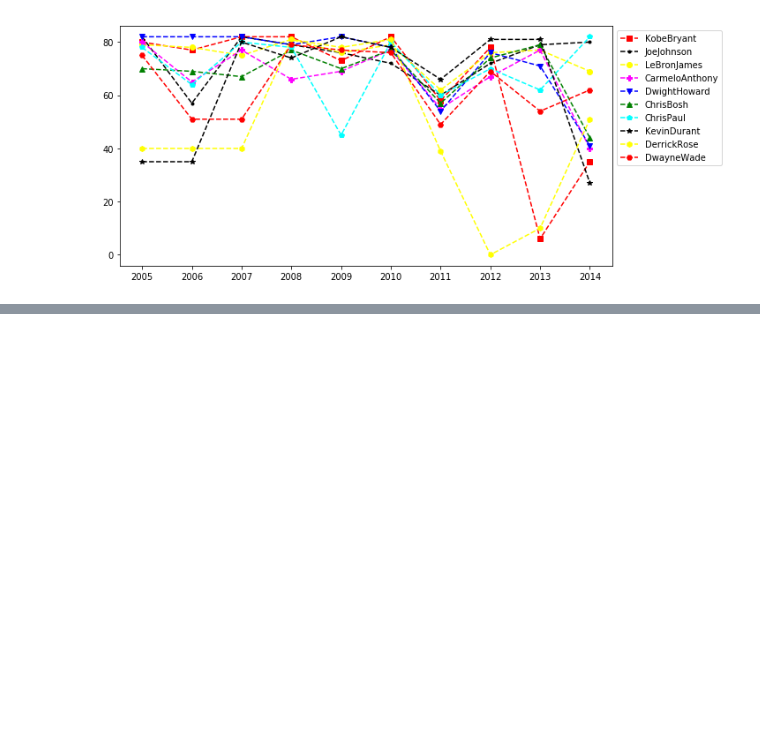
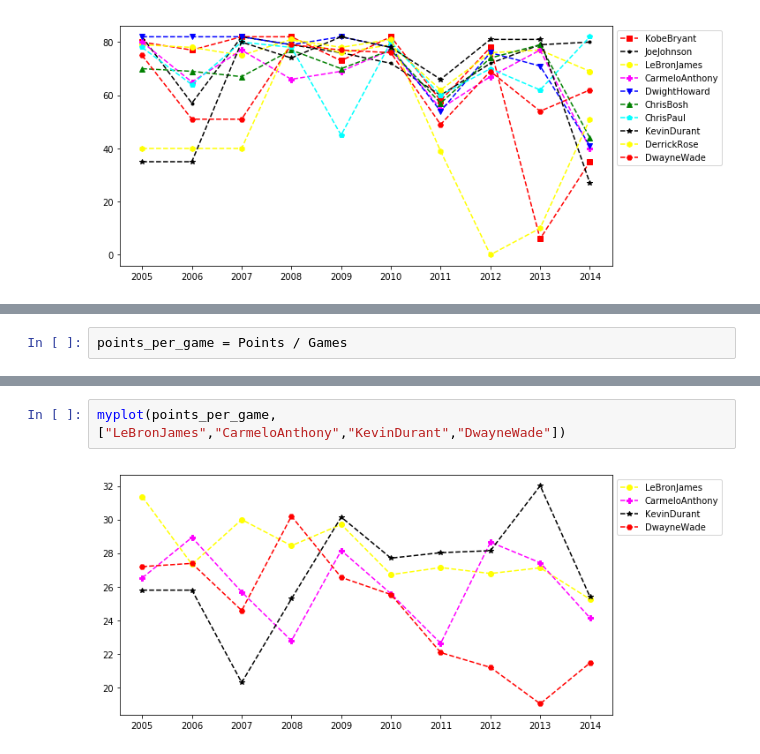
Before and after one commit to tedyeung/Python-, a Jupyter notebook: projects/basketball_trends/Basketball_Data_Analyzing.ipynb, the cells around one changed output, grey strips where cells are left out. Drawn from its saved outputs; the diff is of its cells as text; blank space fills up the shorter version.

```diff
--- a/projects/basketball_trends/Basketball_Data_Analyzing.ipynb
+++ b/projects/basketball_trends/Basketball_Data_Analyzing.ipynb
@@ -352,0 +375,2 @@ myplot(["KobeBryant","JoeJohnson","LeBronJames","CarmeloAnthony","DwightHoward",
+# %%
+points_per_game = Points / Games
@@ -352,0 +413,4 @@ myplot(["KobeBryant","JoeJohnson","LeBronJames","CarmeloAnthony","DwightHoward",
+# %%
+myplot(points_per_game, ["LeBronJames","CarmeloAnthony","KevinDurant","DwayneWade"])
+# %% [output]
+[figure, added]
```
Also changed, not shown: parts of 6 cells of this notebook.
